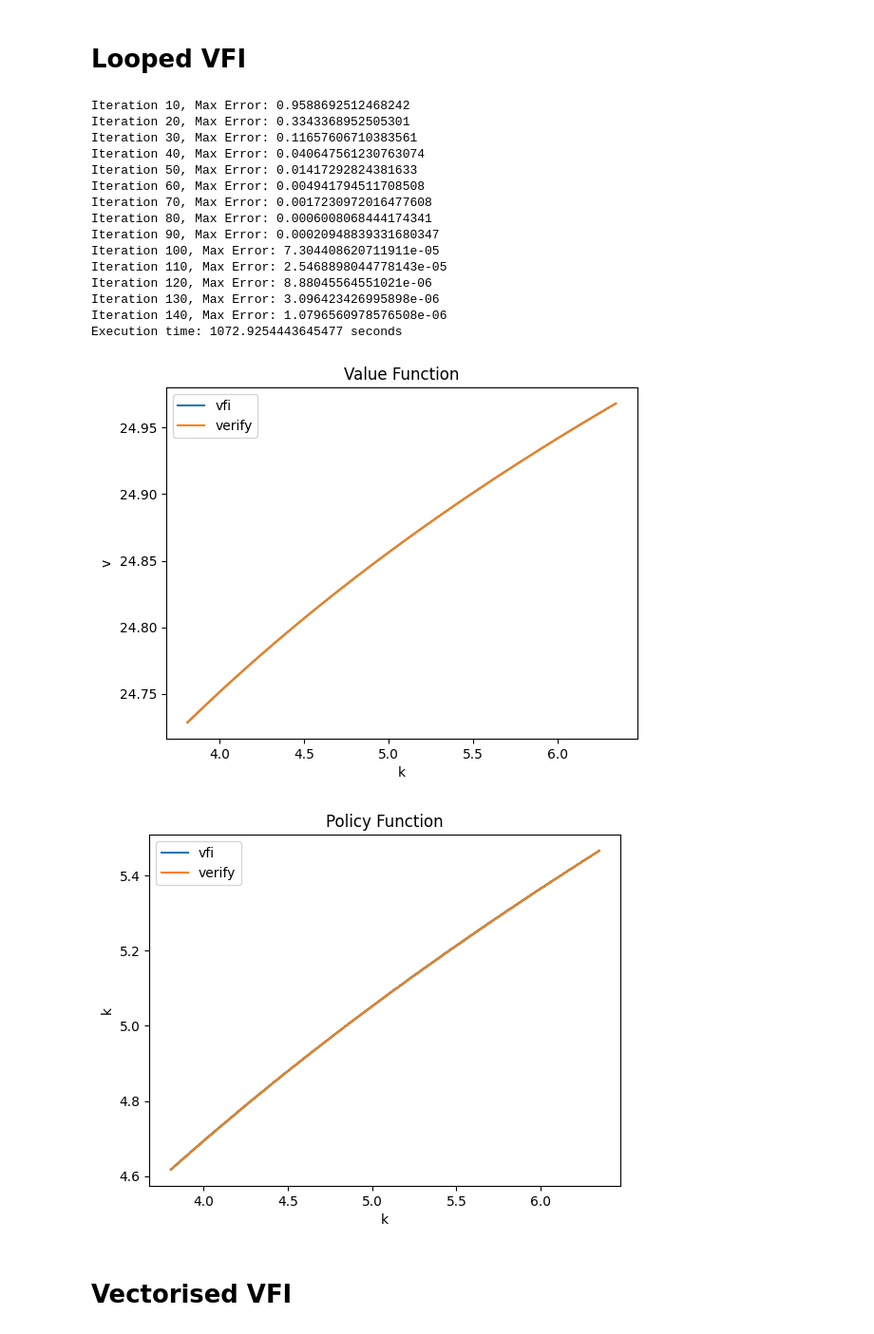
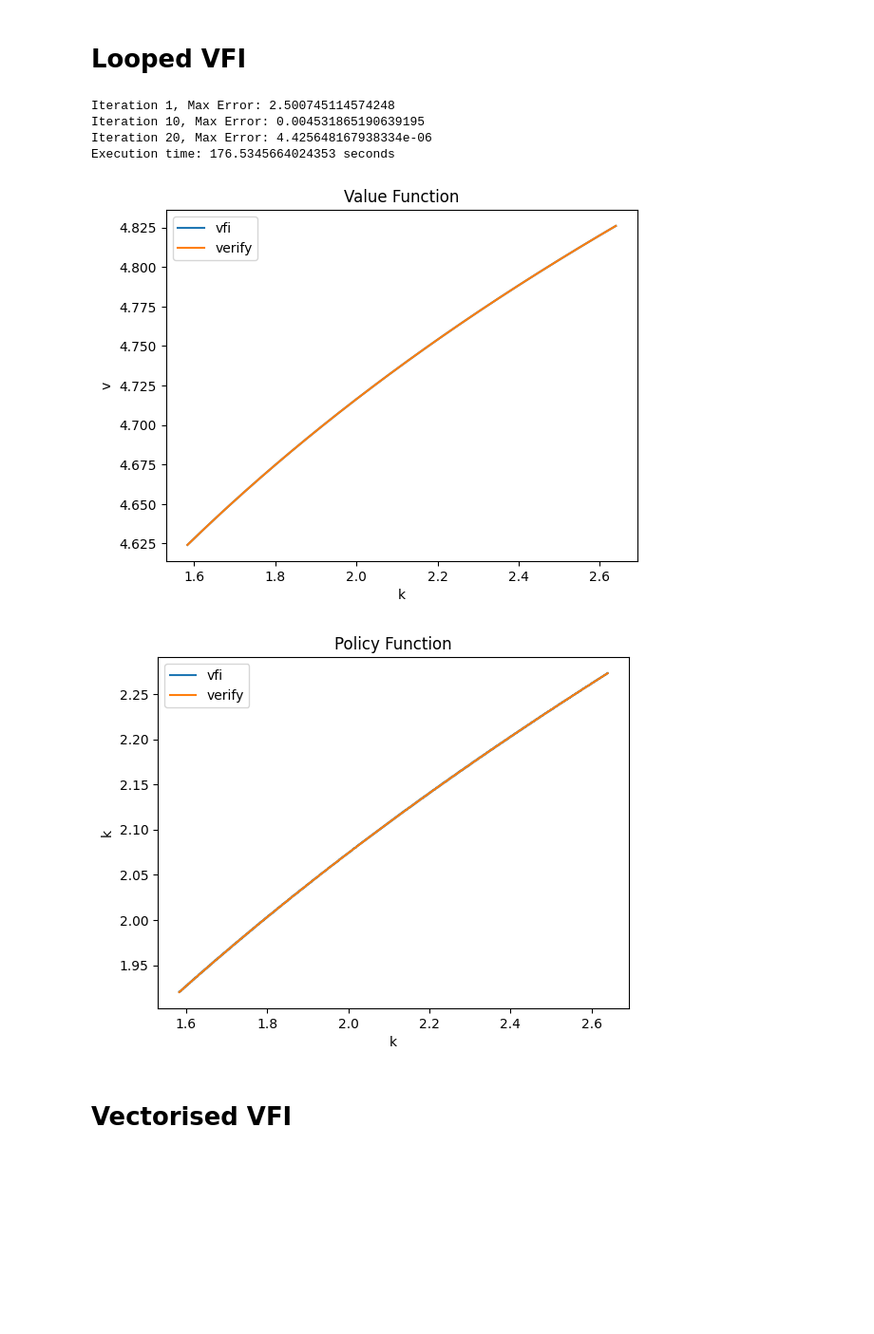
Before and after one commit to sgcbayli024/ECON8185_Homework, a Jupyter notebook: HW1_3_NEW_VERSION.ipynb, the cells around one changed output. Shown: that part at 95% size. Cells and saved outputs as stored; diff of their text form; code cells hidden in the pictures; blank space fills up the shorter version.

```diff
--- a/HW1_3_NEW_VERSION.ipynb
+++ b/HW1_3_NEW_VERSION.ipynb
@@ -105,25 +105,14 @@ def Tv(d, toler, max_iter, alpha, beta, n, A):
     plt.show()
     return v, policy
 # %%
-v_output, pol_output = Tv(d=1, toler=1e-6, max_iter=10000000, alpha=0.33, beta=0.9, n=1001, A=10)
+v_output, pol_output = Tv(d=1, toler=1e-6, max_iter=10000000, alpha=0.33, beta=0.5, n=1001, A=10)
 # %% [output]
-Iteration 10, Max Error: 0.9588692512468242
-Iteration 20, Max Error: 0.3343368952505301
-Iteration 30, Max Error: 0.11657606710383561
-Iteration 40, Max Error: 0.040647561230763074
-Iteration 50, Max Error: 0.01417292824381633
-Iteration 60, Max Error: 0.004941794511708508
-Iteration 70, Max Error: 0.0017230972016477608
-Iteration 80, Max Error: 0.0006008068444174341
-Iteration 90, Max Error: 0.00020948839331680347
-Iteration 100, Max Error: 7.304408620711911e-05
-Iteration 110, Max Error: 2.5468898044778143e-05
-Iteration 120, Max Error: 8.88045564551021e-06
-Iteration 130, Max Error: 3.096423426995898e-06
-Iteration 140, Max Error: 1.0796560978576508e-06
-Execution time: 1072.9254443645477 seconds
+Iteration 1, Max Error: 2.500745114574248
+Iteration 10, Max Error: 0.004531865190639195
+Iteration 20, Max Error: 4.425648167938334e-06
+Execution time: 176.5345664024353 seconds
-[figure, old version]
+[figure, new version]
-[figure, old version]
+[figure, new version]
 # %% [markdown]
 # Vectorised VFI
 # %% [markdown]
```
Also changed, not shown: parts of 9 cells of this notebook.
